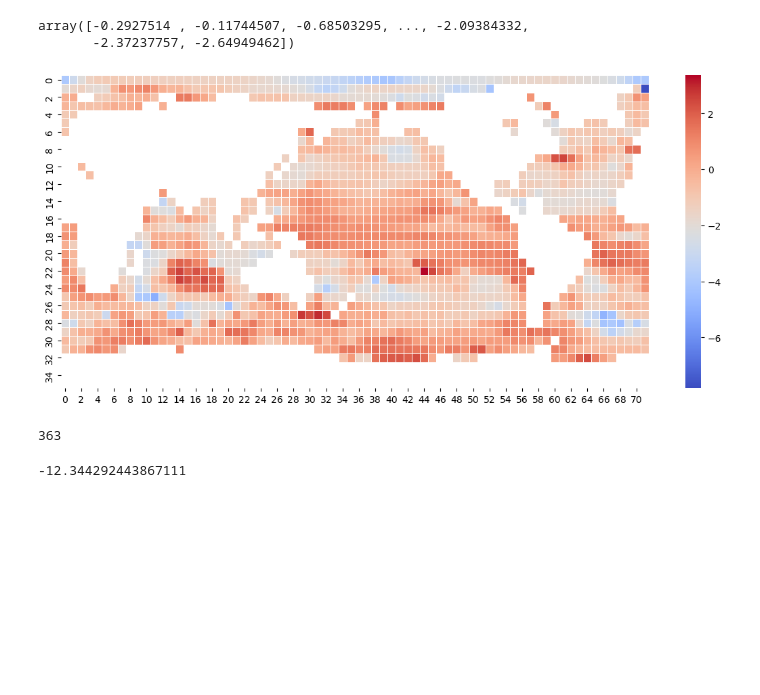
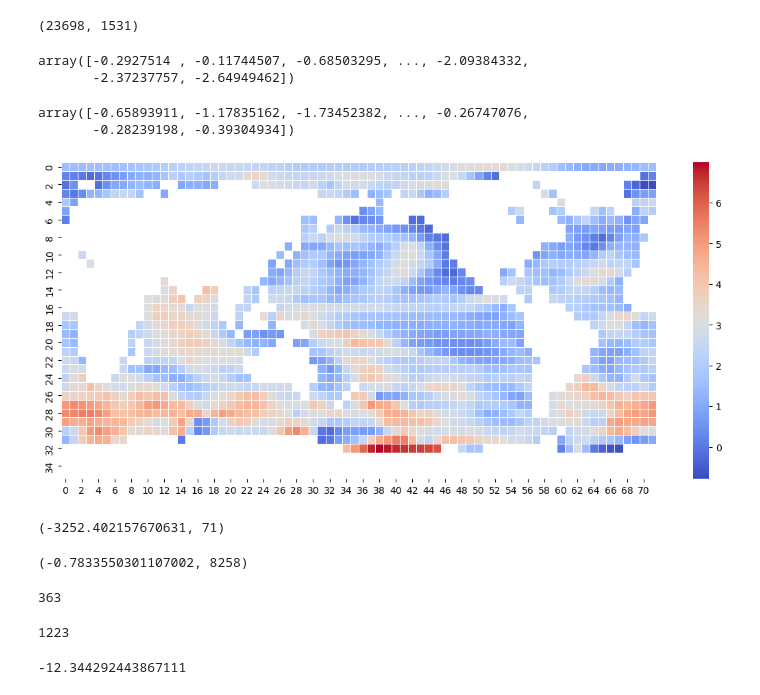
Before and after one commit to Victor2175/gm4cs-m, a Jupyter notebook: ridge_regression.ipynb, the cells around one changed output. Saved outputs shown, nothing was run; the diff lists cells and outputs as text; code cells hidden in the pictures; blank space fills up the shorter version.

```diff
--- a/ridge_regression.ipynb
+++ b/ridge_regression.ipynb
@@ -35,20 +33,48 @@ for model in cope_data.keys():
             Y.append(mean_forced_response)
 
 X, Y = np.array(X), np.array(Y)
+# %%
+X.shape
+# %% [output]
+(23698, 1531)
 # %%
 X[0]
 # %% [output]
 array([-0.2927514 , -0.11744507, -0.68503295, ..., -2.09384332,
        -2.37237757, -2.64949462])
+# %%
+X[1]
+# %% [output]
+array([-0.65893911, -1.17835162, -1.73452382, ..., -0.26747076,
+       -0.28239198, -0.39304934])
 # %%
-test = from_flat_to_grid(X[8], union_nan_mask, downscale=True)
+test = from_flat_to_grid(X[8258], union_nan_mask, downscale=True)
 plot_grid(test, flip=True)
 # %% [output]
-[figure, old version]
+[figure, new version]
+# %%
+smallests = []
+for i in range(len(X)):
+    smallest = np.min(X[i])
+    smallests.append((smallest, i))
+
+smallests = sorted(smallests)
+
+smallests[3]
+# %% [output]
+(-3252.402157670631, 71)
+# %%
+smallests[-1]
+# %% [output]
+(-0.7833550301107002, 8258)
 # %%
 np.argmin(X[0])
 # %% [output]
 363
+# %%
+np.argmax(X[0])
+# %% [output]
+1223
 # %%
 X[0][363]
 # %% [output]
```
Also changed, not shown: parts of 15 cells of this notebook, 7 other files.
